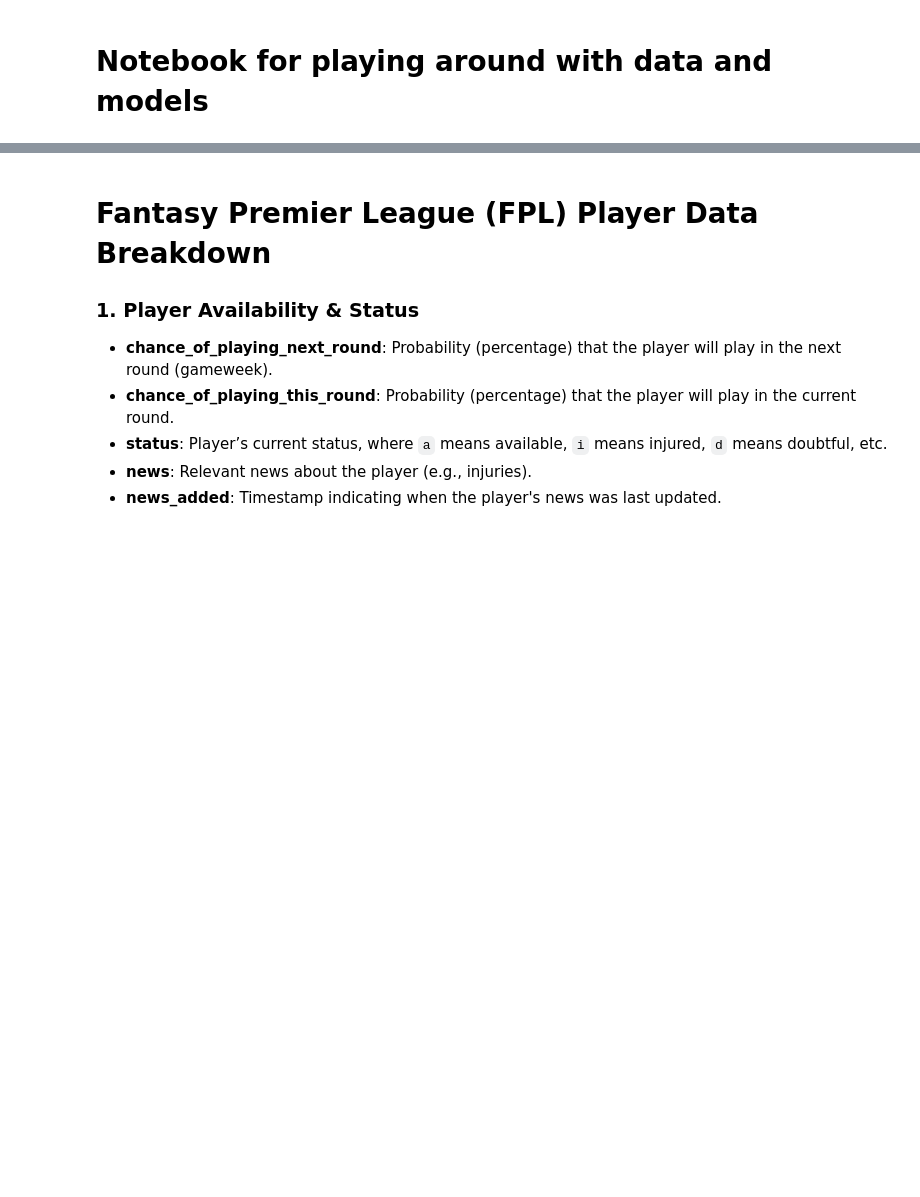
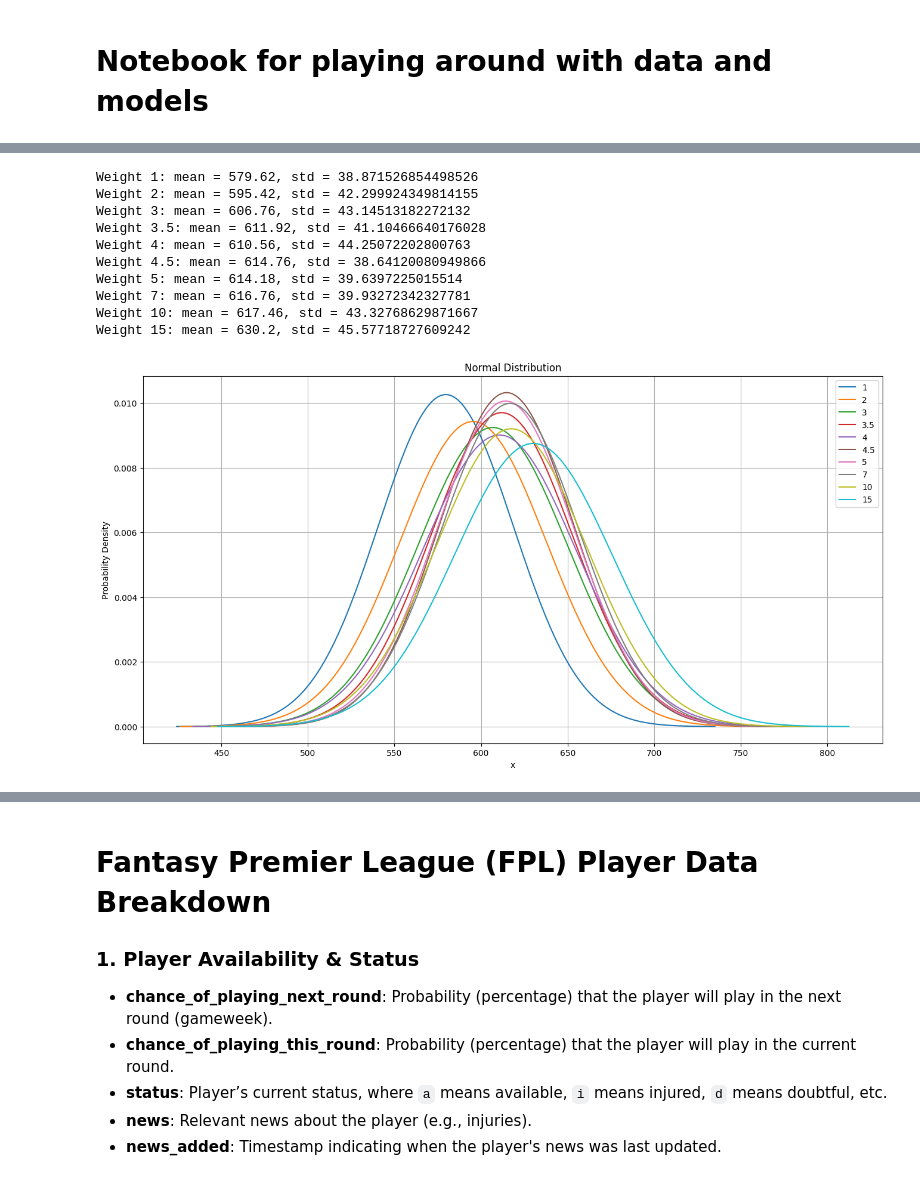
Before and after one commit to Jakob-F/FPL-AI, a Jupyter notebook: Untitled.ipynb, the cells around one changed output, grey strips where cells are left out. Cells and saved outputs as stored; diff of their text form; code cells hidden in the pictures; blank space fills up the shorter version.

```diff
--- a/Untitled.ipynb
+++ b/Untitled.ipynb
@@ -15,3 +16,10 @@ from tensorflow.keras import regularizers, layers
 from tensorflow.keras.callbacks import EarlyStopping
 from sklearn.model_selection import train_test_split
 from sklearn.preprocessing import StandardScaler
+# %%
+# Load weight_scores from the pickle file
+with open('data/weight_scores.pkl', 'rb') as file:
+    weight_scores = pickle.load(file)
+# %%
+for key, value in weight_scores.items():
+    print(f'Weight {key}: mean = {np.mean(value)}, std = {np.std(value)}')
@@ -17,0 +37,38 @@ from sklearn.preprocessing import StandardScaler
+# %%
+import numpy as np
+import matplotlib.pyplot as plt
+from scipy.stats import norm
+
+plt.figure(figsize=(16,8))
+
+for key in sorted(weight_scores.keys()):
+    value = weight_scores[key]
+    print(f'Weight {key}: mean = {np.mean(value)}, std = {np.std(value)}')
+
+    # Define parameters for the normal distribution
+    mean = np.mean(value)
+    std_dev = np.std(value)
+
+    # Generate data points
+    x = np.linspace(mean - 4*std_dev, mean + 4*std_dev, 1000)  # Values within ±4 standard deviations
+    y = norm.pdf(x, mean, std_dev)  # Probability density function
+
+    # Plot the normal distribution
+    plt.plot(x, y, label=f"{key}")
+    plt.title("Normal Distribution")
+    plt.xlabel("x")
+    plt.ylabel("Probability Density")
+    plt.legend()
+    plt.grid(True)
+# %% [output]
+Weight 1: mean = 579.62, std = 38.871526854498526
+Weight 2: mean = 595.42, std = 42.299924349814155
+Weight 3: mean = 606.76, std = 43.14513182272132
+Weight 3.5: mean = 611.92, std = 41.10466640176028
+Weight 4: mean = 610.56, std = 44.25072202800763
+Weight 4.5: mean = 614.76, std = 38.64120080949866
+Weight 5: mean = 614.18, std = 39.6397225015514
+Weight 7: mean = 616.76, std = 39.93272342327781
+Weight 10: mean = 617.46, std = 43.32768629871667
+Weight 15: mean = 630.2, std = 45.57718727609242
+[figure, added]
```
Also changed, not shown: parts of 3 cells of this notebook.
